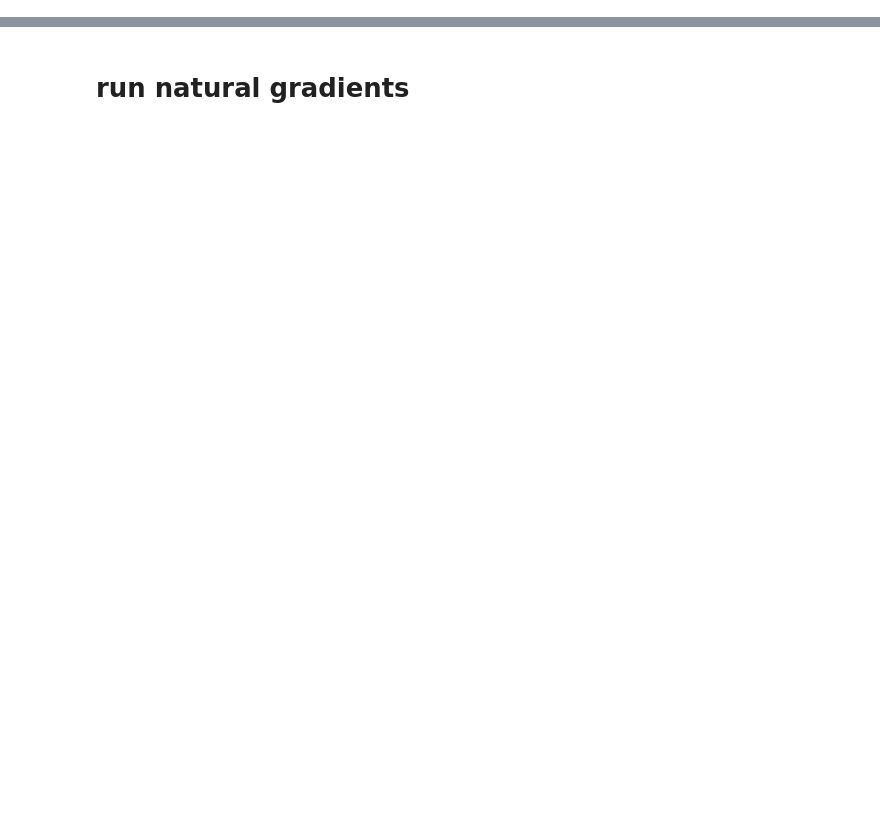
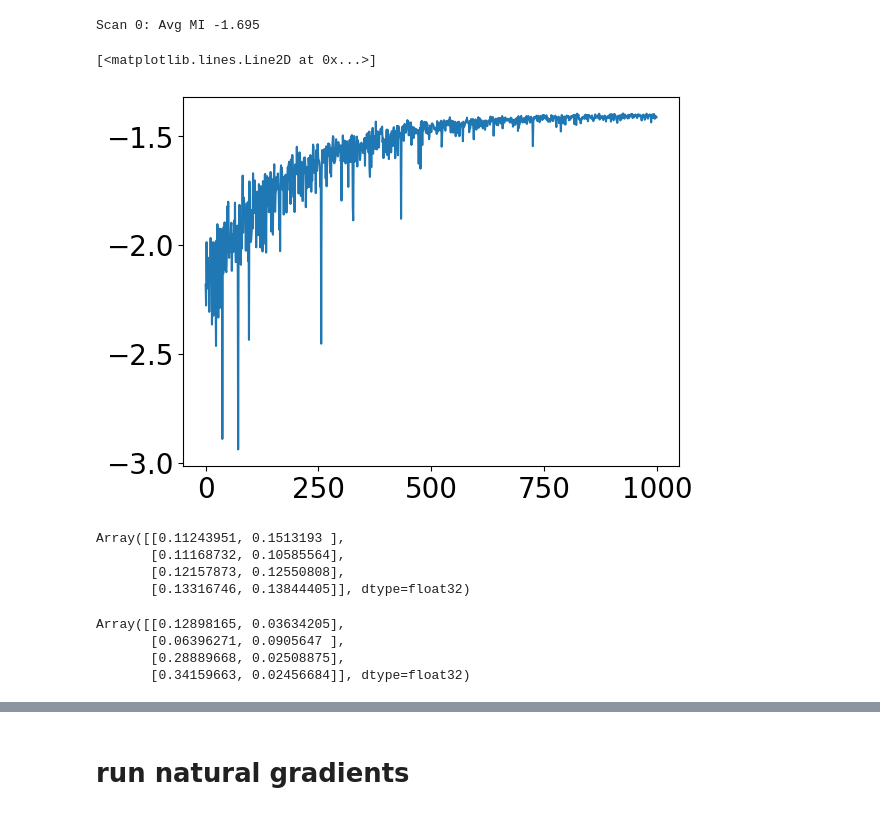
Before and after one commit to juancarlosfdc/noncanonical-olfaction, a Jupyter notebook: model/model.ipynb, the cells around one changed output, grey strips where cells are left out. Saved outputs shown, nothing was run; the diff lists cells and outputs as text; code cells hidden in the pictures; blank space fills up the shorter version.

Commit message:
loop over scans

```diff
--- a/model/model.ipynb
+++ b/model/model.ipynb
@@ -217,0 +165,7 @@ T_joint.shape
+# %%
+@struct.dataclass
+class TrainingState:
+    p: any           # Your primal parameters
+    Tp: any          # MINE network parameters
+    key: jax.Array   # PRNG key
+    metrics: dict
@@ -217,0 +251,53 @@ T_joint.shape
+# %%
+# for x >= 0: use phi = jnp.exp, psi = jnp.log
+# for x \in [0, 1] use below
+def phi(u):
+    return 1 / (1 + jnp.exp(-u))
+
+def psi(x):
+    x = jnp.clip(x, min=1e-6, max=1-1e-6)
+    return jnp.log(x / (1 - x))
+
+def phi(u):
+    return jnp.exp(u) / jnp.sum(jnp.exp(u))
+
+def psi(x):
+    return jnp.log(jnp.clip(x, min=1e-6, max=1-1e-6))
+# %%
+key = jax.random.key(0)
+key, *subkeys = jax.random.split(key, 6)
+hp = HyperParams(M=2, O=4, P=1000)
+hp, p_init = init(subkeys[0], hp=hp, scale=.1)
+T = T_estimator()
+c = draw_c_sparse_log_normal(subkeys[1], hp)
+r = compute_osn_firing_with_antagonism(hp, p, c, subkeys[2])
+Tp_init = T.init(subkeys[3], c, r)
+p_init = p_init.replace(E = phi(.5 + .1 * jax.random.normal(subkeys[4], shape=p_init.E.shape)))
+init_state = TrainingState(p_init, Tp_init, key, metrics={'mi': 0.0})
+gamma_T = 1e-3
+gamma_p = 1e-1
+scans = 2
+epochs_per_scan = 500
+# %%
+state, metrics = train_natural_gradient_scan_over_epochs(init_state, hp, phi, psi, gamma_p, gamma_T, scans, epochs_per_scan)
+# %% [output]
+Scan 0: Avg MI -1.695
+# %%
+plt.plot(metrics['mi'])
+# %% [output]
+[<matplotlib.lines.Line2D at 0x...>]
+[figure, added]
+# %%
+init_state.p.E
+# %% [output]
+Array([[0.11243951, 0.1513193 ],
+       [0.11168732, 0.10585564],
+       [0.12157873, 0.12550808],
+       [0.13316746, 0.13844405]], dtype=float32)
+# %%
+state.p.E
+# %% [output]
+Array([[0.12898165, 0.03634205],
+       [0.06396271, 0.0905647 ],
+       [0.28889668, 0.02508875],
+       [0.34159663, 0.02456684]], dtype=float32)
```
Also changed, not shown: parts of 12 cells of this notebook.
